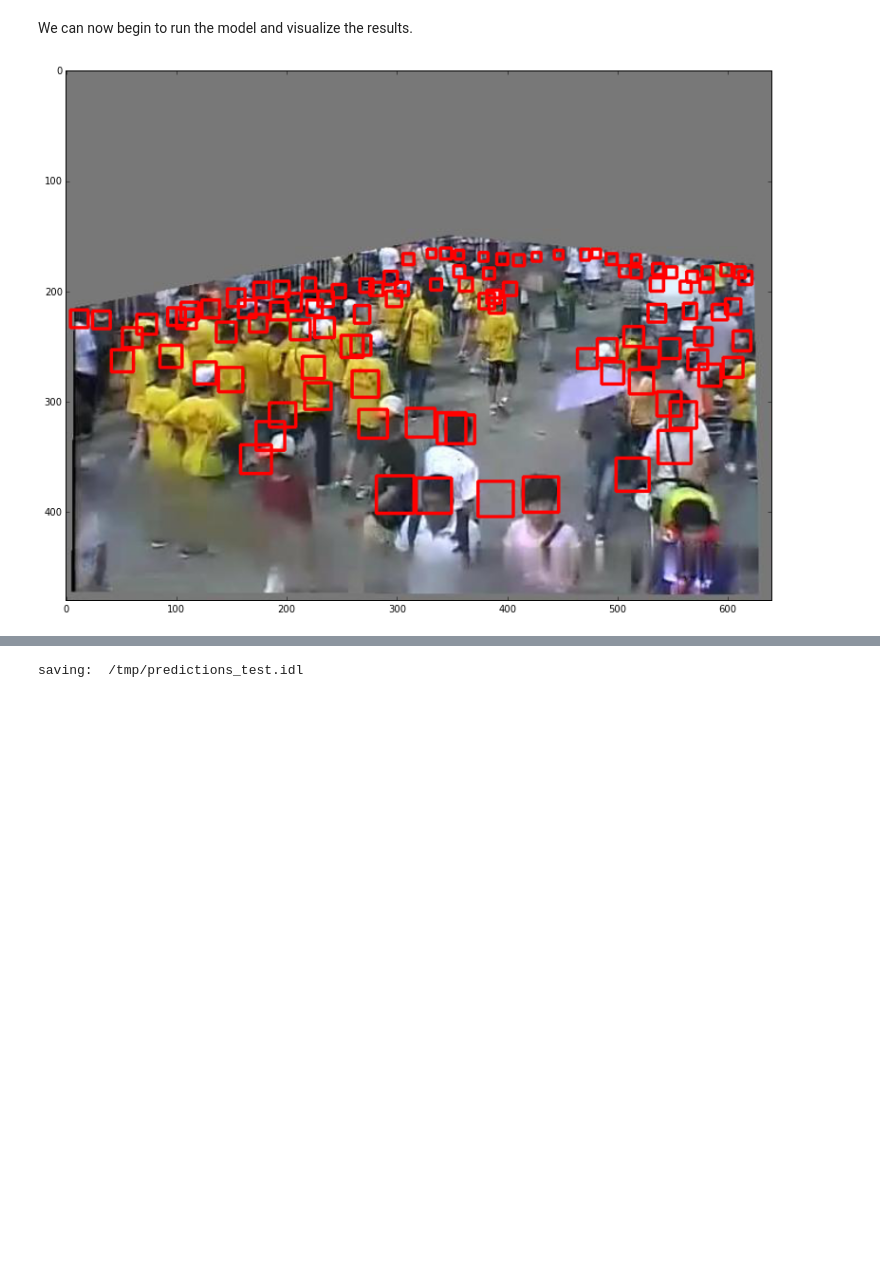
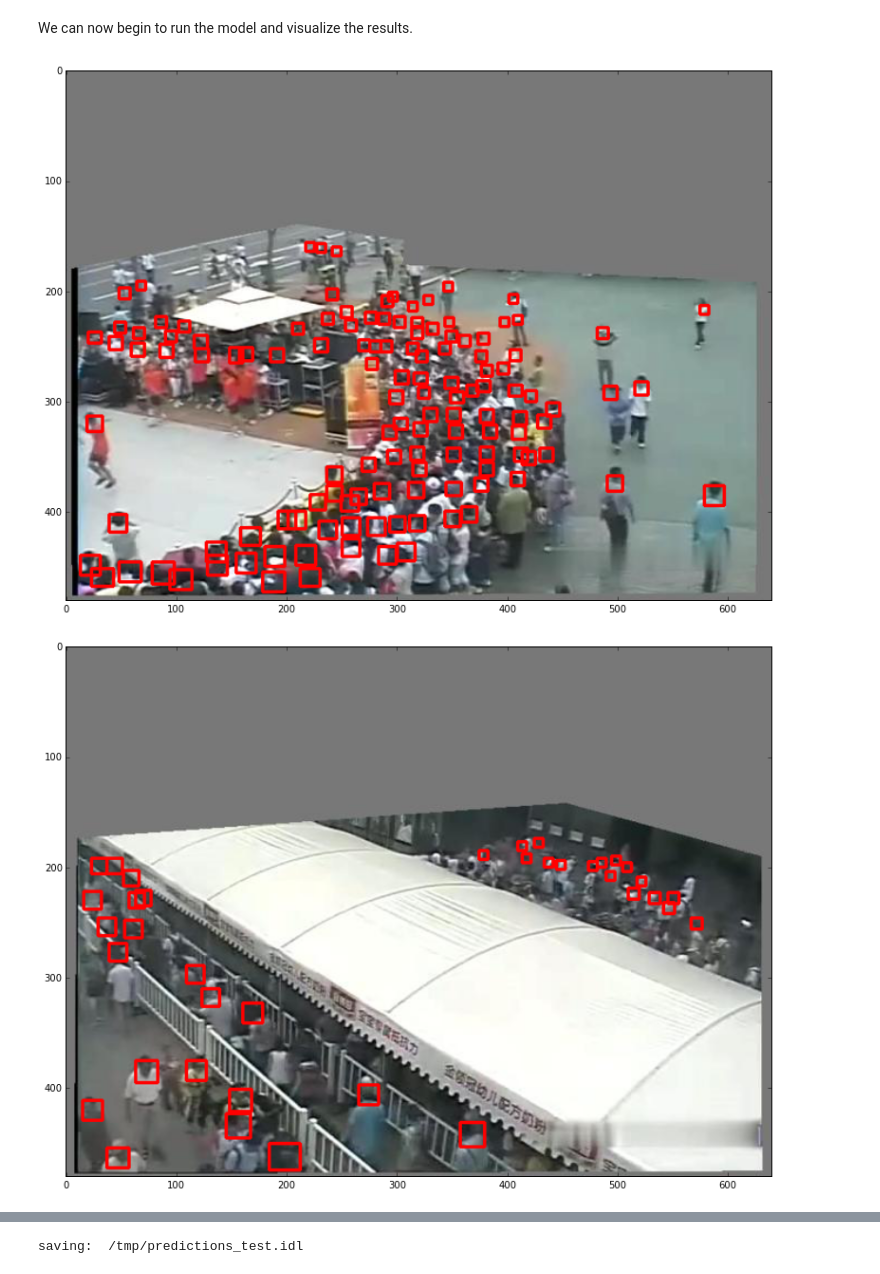
Before and after one commit to CharlesShang/ReInspect, a Jupyter notebook: crowd_evaluation.ipynb, the cells around one changed output, grey strips where cells are left out. Saved outputs shown, nothing was run; the diff lists cells and outputs as text; code cells hidden in the pictures; blank space fills up the shorter version.

```diff
--- a/crowd_evaluation.ipynb
+++ b/crowd_evaluation.ipynb
@@ -35,7 +35,7 @@ data_mean = load_data_mean(config["data"]["idl_mean"],
                            config["net"]["img_width"],
                            config["net"]["img_height"], image_scaling=1.0)
 
-num_test_images = 1
+num_test_images = 5
 
 # Warning: load_idl returns an infinite generator. Calling list() before islice() will hang.
 test_list = list(itertools.islice(
@@ -55,7 +55,7 @@ We can now begin to run the model and visualize the results.
 net = apollocaffe.ApolloNet()
 net.phase = 'test'
 forward(net, test_list[0], config["net"], True)
-net.load("./data/snapshot/reinspect_20000.h5")
+net.load("./data/snapshot/reinspect_noinit_12000.h5")
 # %%
 annolist = al.AnnoList()
 net_config = config["net"]
@@ -77,37 +77,38 @@ for i in range(num_test_images):
             conf = conf_list[n][k,1].flatten()[0]
             w = bbox[2,0,0]
             h = bbox[3,0,0]
-            abs_cx = pix_per_w/2 + pix_per_w*x + int(bbox[0,0,0]) - int(w/2)
-            abs_cy = pix_per_h/2 + pix_per_h*y+int(bbox[1,0,0]) - int(h/2)
+            abs_cx = pix_per_w/2 + pix_per_w*x + (bbox[0,0,0])
+            abs_cy = pix_per_h/2 + pix_per_h*y + (bbox[1,0,0])
             all_rects[y][x].append(Rect(abs_cx,abs_cy,w,h,conf))
 
-    acc_rects = stitch_rects(all_rects, net_config)
+    acc_rects = stitch_rects(all_rects)
 
     display = True
     if display:
         for rect in acc_rects:
             # ignoring the low confidence ones
             if rect.true_confidence < 0.5:
                 continue
             cv2.rectangle(img,
                           (rect.cx-int(rect.width/2), rect.cy-int(rect.height/2)),
                           (rect.cx+int(rect.width/2), rect.cy+int(rect.height/2)),
                           (255,0,0),
                           2)
 
         plt.figure(figsize=(15,10))
         plt.imshow(img)
 
     anno = al.Annotation()
     anno.imageName = inputs["imname"]
     for rect in acc_rects:
         r = al.AnnoRect()
         r.x1 = rect.cx - rect.width/2.
         r.x2 = rect.cx + rect.width/2.
         r.y1 = rect.cy - rect.height/2.
         r.y2 = rect.cy + rect.height/2.
         r.score = rect.true_confidence
         anno.rects.append(r)
     annolist.append(anno)
 # %% [output]
-[figure, old version]
+[figure, new version]
+[figure, added]
```
Also changed, not shown: parts of 3 cells of this notebook, 4 other files.
